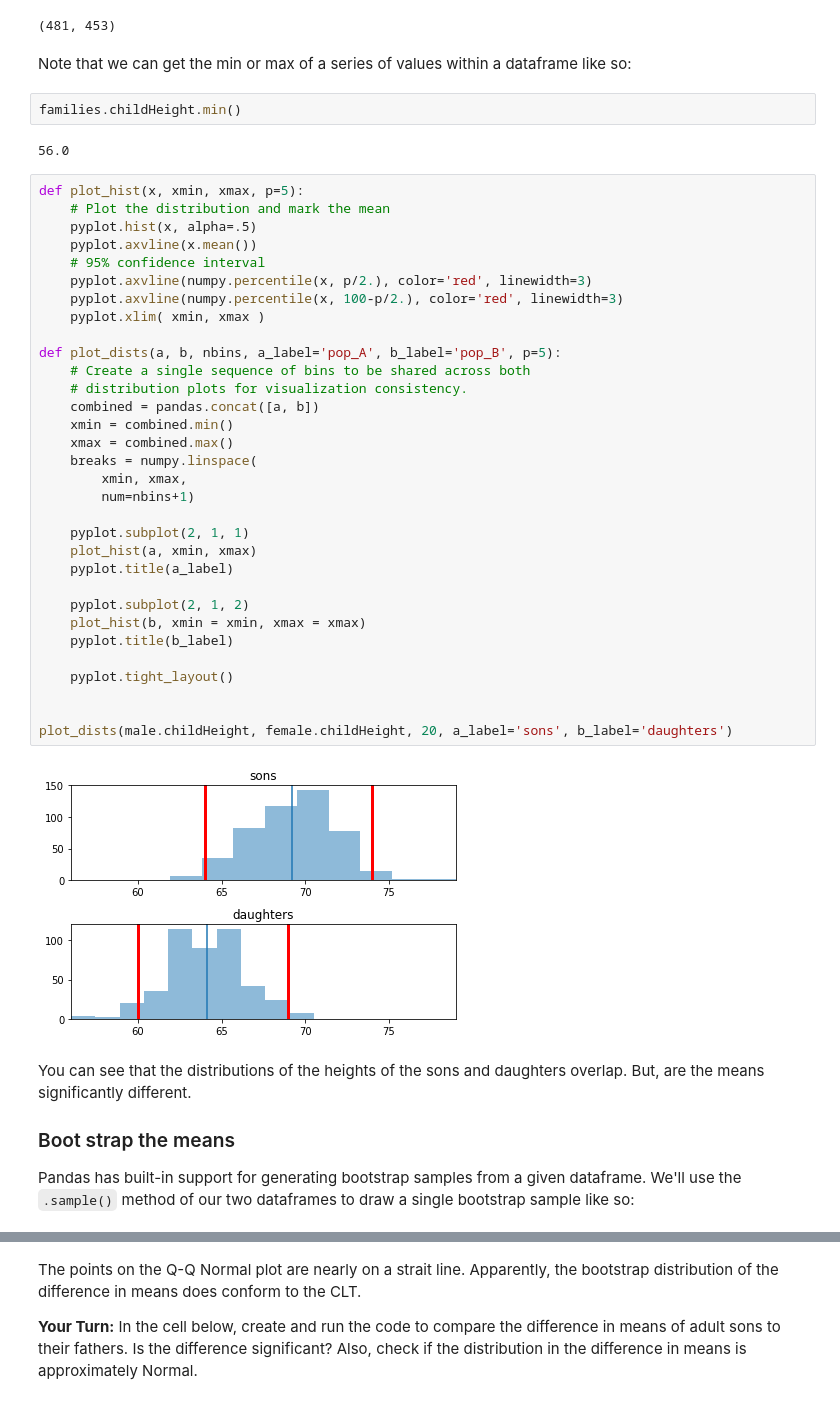
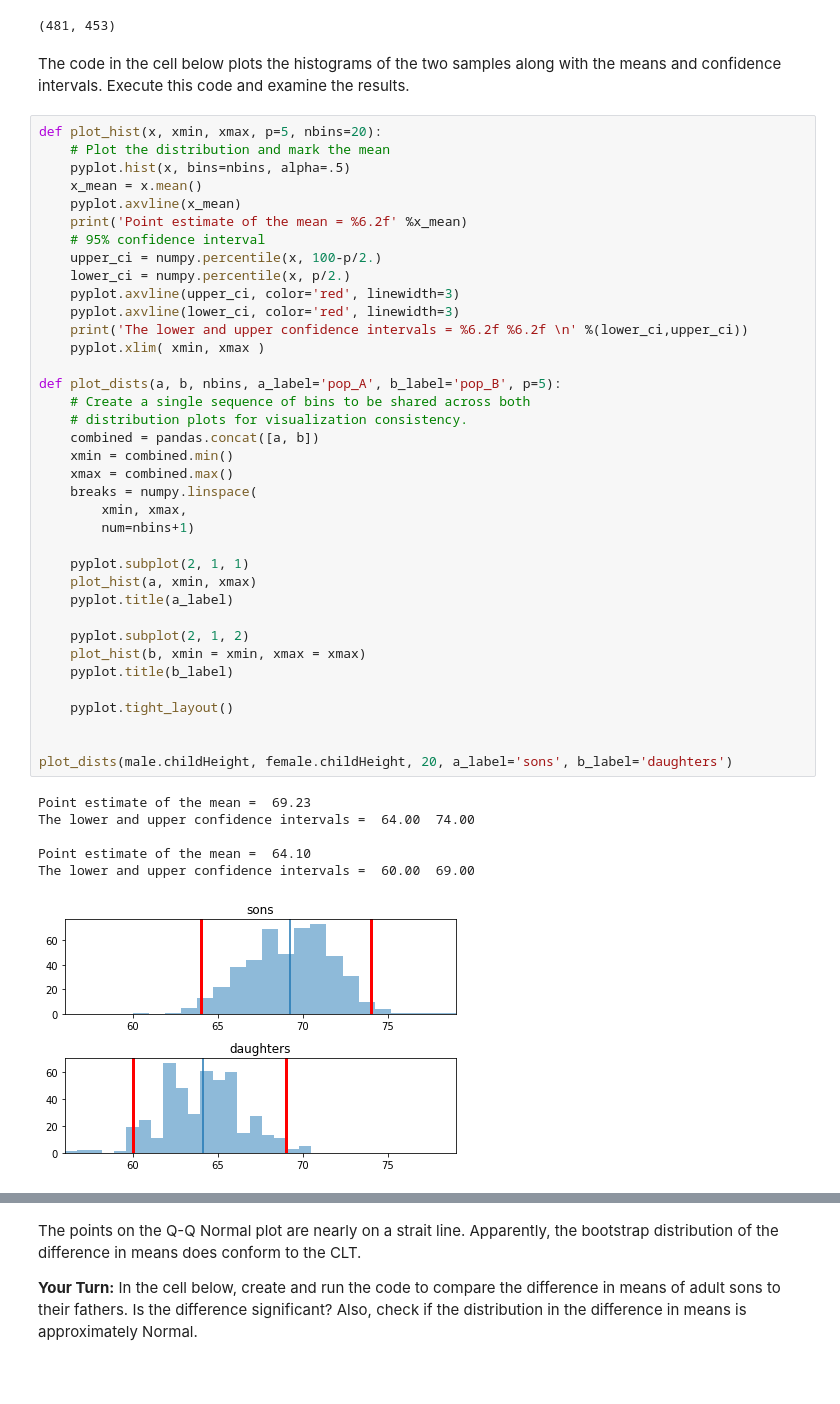
Before and after one commit to StephenElston/DataScience410, a Jupyter notebook: Lecture5/Bootstrap.ipynb, the cells around one changed output, grey strips where cells are left out. Drawn from its saved outputs; the diff is of its cells as text; blank space fills up the shorter version.

```diff
--- a/Lecture5/Bootstrap.ipynb
+++ b/Lecture5/Bootstrap.ipynb
@@ -105,50 +118,49 @@ female = families[families.gender == 'female']
 len(male), len(female)
 # %% [output]
 (481, 453)
-# %% [markdown]
-Note that we can get the min or max of a series of values within a
-dataframe like so:
-# %%
-families.childHeight.min()
-# %% [output]
-56.0
+# %% [markdown]
+The code in the cell below plots the histograms of the two samples along with the means and confidence intervals. Execute this code and examine the results.
 # %%
-def plot_hist(x, xmin, xmax, p=5):
+def plot_hist(x, xmin, xmax, p=5, nbins=20):
     # Plot the distribution and mark the mean
-    pyplot.hist(x, alpha=.5)
-    pyplot.axvline(x.mean())
+    pyplot.hist(x, bins=nbins, alpha=.5)
+    x_mean = x.mean()
+    pyplot.axvline(x_mean)
+    print('Point estimate of the mean = %6.2f' %x_mean)
     # 95% confidence interval
-    pyplot.axvline(numpy.percentile(x, p/2.), color='red', linewidth=3)
-    pyplot.axvline(numpy.percentile(x, 100-p/2.), color='red', linewidth=3)
+    upper_ci = numpy.percentile(x, 100-p/2.)
+    lower_ci = numpy.percentile(x, p/2.)
+    pyplot.axvline(upper_ci, color='red', linewidth=3)
+    pyplot.axvline(lower_ci, color='red', linewidth=3)
+    print('The lower and upper confidence intervals = %6.2f %6.2f \n' %(lower_ci,upper_ci))
     pyplot.xlim( xmin, xmax )
 
 def plot_dists(a, b, nbins, a_label='pop_A', b_label='pop_B', p=5):
     # Create a single sequence of bins to be shared across both
     # distribution plots for visualization consistency.
     combined = pandas.concat([a, b])
     xmin = combined.min()
     xmax = combined.max()
     breaks = numpy.linspace(
         xmin, xmax,
         num=nbins+1)
 
     pyplot.subplot(2, 1, 1)
     plot_hist(a, xmin, xmax)
     pyplot.title(a_label)
 
     pyplot.subplot(2, 1, 2)
     plot_hist(b, xmin = xmin, xmax = xmax)
     pyplot.title(b_label)
 
     pyplot.tight_layout()
 
 
 plot_dists(male.childHeight, female.childHeight, 20, a_label='sons', b_label='daughters')
 # %% [output]
+Point estimate of the mean =  69.23
+The lower and upper confidence intervals =  64.00  74.00
+
+Point estimate of the mean =  64.10
+The lower and upper confidence intervals =  60.00  69.00
-[figure, old version]
+[figure, new version]
-# %% [markdown]
-You can see that the distributions of the heights of the sons and daughters overlap. But, are the means significantly different.
-
-### Boot strap the means
-
-Pandas has built-in support for generating bootstrap samples from a given dataframe. We'll use the `.sample()` method of our two dataframes to draw a single bootstrap sample like so:
```
Also changed, not shown: parts of 34 cells of this notebook.
